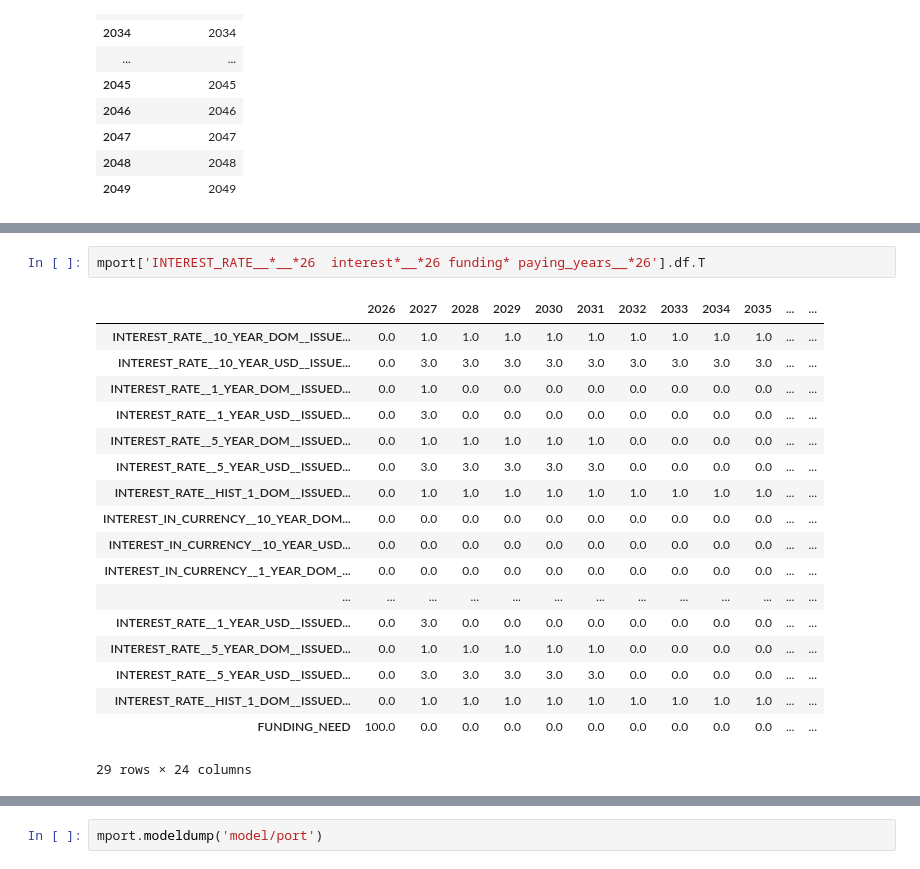
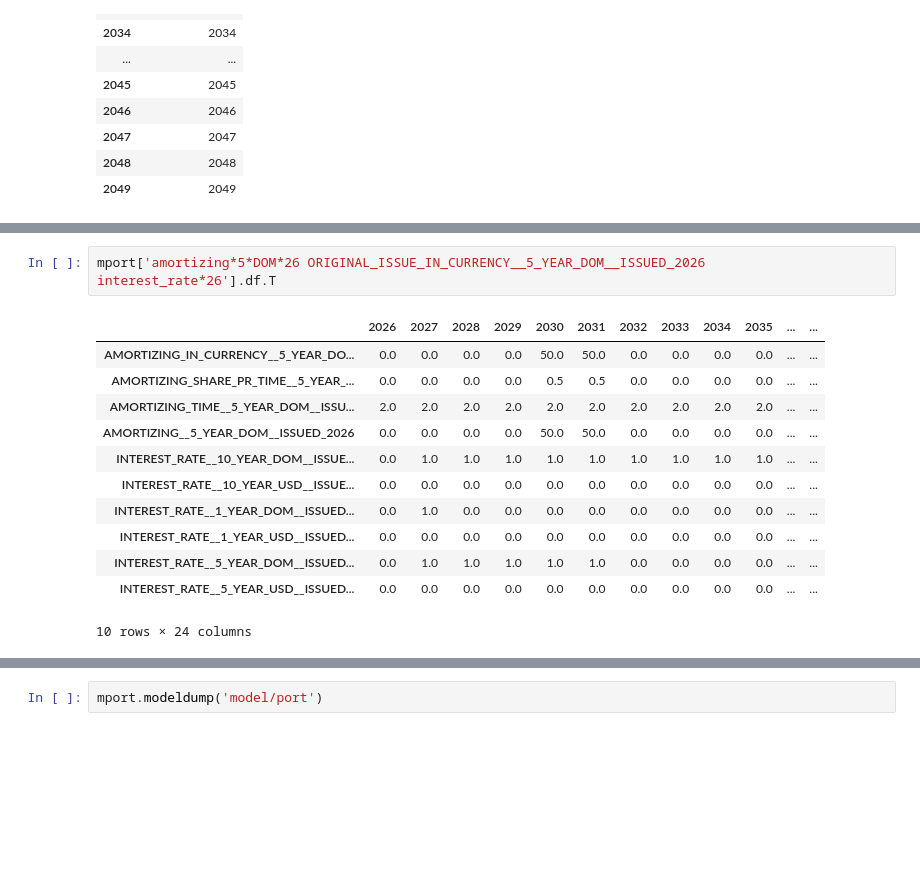
Before and after one commit to IbHansen/wb-debt-simulation, a Jupyter notebook: simulation_2/Specification_debt_simulation_model.ipynb, the cells around one changed output, grey strips where cells are left out. Saved outputs shown, nothing was run; the diff lists cells and outputs as text; blank space fills up the shorter version.

Commit message:
hist works

```diff
--- a/simulation_2/Specification_debt_simulation_model.ipynb
+++ b/simulation_2/Specification_debt_simulation_model.ipynb
@@ -317,21 +331,15 @@ mport['amor*share*5*2027'].df
 # %%
-mport['INTEREST_RATE__*__*26  interest*__*26 funding* paying_years__*26'].df.T
+mport['amortizing*5*DOM*26 ORIGINAL_ISSUE_IN_CURRENCY__5_YEAR_DOM__ISSUED_2026 interest_rate*26'].df.T
 # %% [output]
 |  | 2026 | 2027 | 2028 | 2029 | 2030 | 2031 | 2032 | 2033 | 2034 | 2035 | ... | ... |
+| AMORTIZING_IN_CURRENCY__5_YEAR_DO... | 0.0 | 0.0 | 0.0 | 0.0 | 50.0 | 50.0 | 0.0 | 0.0 | 0.0 | 0.0 | ... | ... |
+| AMORTIZING_SHARE_PR_TIME__5_YEAR_... | 0.0 | 0.0 | 0.0 | 0.0 | 0.5 | 0.5 | 0.0 | 0.0 | 0.0 | 0.0 | ... | ... |
+| AMORTIZING_TIME__5_YEAR_DOM__ISSU... | 2.0 | 2.0 | 2.0 | 2.0 | 2.0 | 2.0 | 2.0 | 2.0 | 2.0 | 2.0 | ... | ... |
+| AMORTIZING__5_YEAR_DOM__ISSUED_2026 | 0.0 | 0.0 | 0.0 | 0.0 | 50.0 | 50.0 | 0.0 | 0.0 | 0.0 | 0.0 | ... | ... |
 | INTEREST_RATE__10_YEAR_DOM__ISSUE... | 0.0 | 1.0 | 1.0 | 1.0 | 1.0 | 1.0 | 1.0 | 1.0 | 1.0 | 1.0 | ... | ... |
-| INTEREST_RATE__10_YEAR_USD__ISSUE... | 0.0 | 3.0 | 3.0 | 3.0 | 3.0 | 3.0 | 3.0 | 3.0 | 3.0 | 3.0 | ... | ... |
+| INTEREST_RATE__10_YEAR_USD__ISSUE... | 0.0 | 0.0 | 0.0 | 0.0 | 0.0 | 0.0 | 0.0 | 0.0 | 0.0 | 0.0 | ... | ... |
 | INTEREST_RATE__1_YEAR_DOM__ISSUED... | 0.0 | 1.0 | 0.0 | 0.0 | 0.0 | 0.0 | 0.0 | 0.0 | 0.0 | 0.0 | ... | ... |
-| INTEREST_RATE__1_YEAR_USD__ISSUED... | 0.0 | 3.0 | 0.0 | 0.0 | 0.0 | 0.0 | 0.0 | 0.0 | 0.0 | 0.0 | ... | ... |
+| INTEREST_RATE__1_YEAR_USD__ISSUED... | 0.0 | 0.0 | 0.0 | 0.0 | 0.0 | 0.0 | 0.0 | 0.0 | 0.0 | 0.0 | ... | ... |
 | INTEREST_RATE__5_YEAR_DOM__ISSUED... | 0.0 | 1.0 | 1.0 | 1.0 | 1.0 | 1.0 | 0.0 | 0.0 | 0.0 | 0.0 | ... | ... |
-| INTEREST_RATE__5_YEAR_USD__ISSUED... | 0.0 | 3.0 | 3.0 | 3.0 | 3.0 | 3.0 | 0.0 | 0.0 | 0.0 | 0.0 | ... | ... |
-| INTEREST_RATE__HIST_1_DOM__ISSUED... | 0.0 | 1.0 | 1.0 | 1.0 | 1.0 | 1.0 | 1.0 | 1.0 | 1.0 | 1.0 | ... | ... |
-| INTEREST_IN_CURRENCY__10_YEAR_DOM... | 0.0 | 0.0 | 0.0 | 0.0 | 0.0 | 0.0 | 0.0 | 0.0 | 0.0 | 0.0 | ... | ... |
-| INTEREST_IN_CURRENCY__10_YEAR_USD... | 0.0 | 0.0 | 0.0 | 0.0 | 0.0 | 0.0 | 0.0 | 0.0 | 0.0 | 0.0 | ... | ... |
-| INTEREST_IN_CURRENCY__1_YEAR_DOM_... | 0.0 | 0.0 | 0.0 | 0.0 | 0.0 | 0.0 | 0.0 | 0.0 | 0.0 | 0.0 | ... | ... |
-| ... | ... | ... | ... | ... | ... | ... | ... | ... | ... | ... | ... | ... |
-| INTEREST_RATE__1_YEAR_USD__ISSUED... | 0.0 | 3.0 | 0.0 | 0.0 | 0.0 | 0.0 | 0.0 | 0.0 | 0.0 | 0.0 | ... | ... |
-| INTEREST_RATE__5_YEAR_DOM__ISSUED... | 0.0 | 1.0 | 1.0 | 1.0 | 1.0 | 1.0 | 0.0 | 0.0 | 0.0 | 0.0 | ... | ... |
-| INTEREST_RATE__5_YEAR_USD__ISSUED... | 0.0 | 3.0 | 3.0 | 3.0 | 3.0 | 3.0 | 0.0 | 0.0 | 0.0 | 0.0 | ... | ... |
-| INTEREST_RATE__HIST_1_DOM__ISSUED... | 0.0 | 1.0 | 1.0 | 1.0 | 1.0 | 1.0 | 1.0 | 1.0 | 1.0 | 1.0 | ... | ... |
-| FUNDING_NEED | 100.0 | 0.0 | 0.0 | 0.0 | 0.0 | 0.0 | 0.0 | 0.0 | 0.0 | 0.0 | ... | ... |
+| INTEREST_RATE__5_YEAR_USD__ISSUED... | 0.0 | 0.0 | 0.0 | 0.0 | 0.0 | 0.0 | 0.0 | 0.0 | 0.0 | 0.0 | ... | ... |
-29 rows × 24 columns
+10 rows × 24 columns
```
Also changed, not shown: parts of 17 cells of this notebook, 15 other files.
